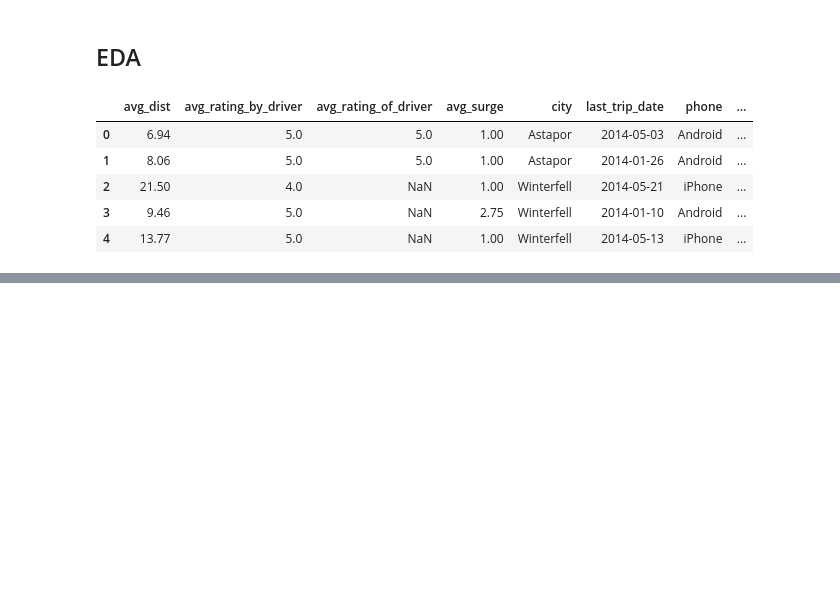
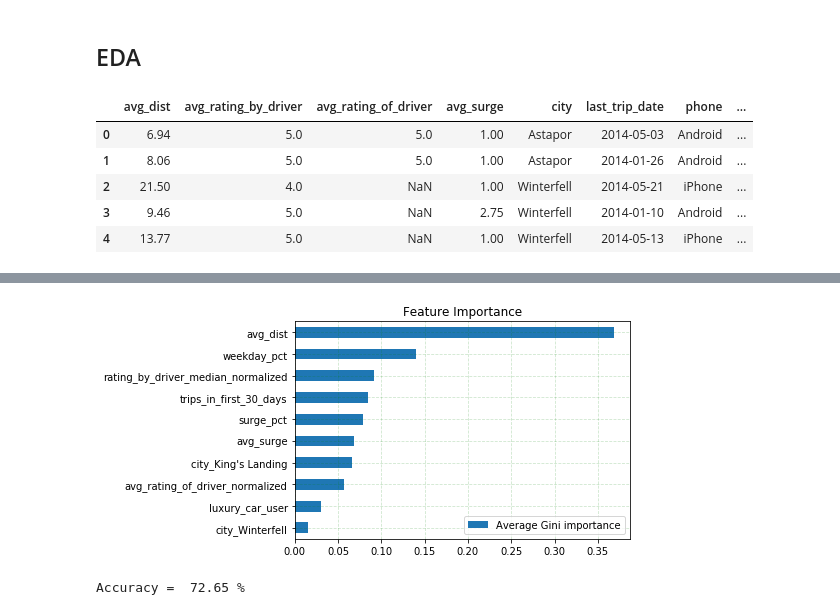
Before and after one commit to kammybdeng/churn-analysis-case-study, a Jupyter notebook: Customer-Churn-Prediction-Case-Study.ipynb, the cells around one changed output, grey strips where cells are left out. Drawn from its saved outputs; the diff is of its cells as text; code cells hidden in the pictures; blank space fills up the shorter version.

```diff
--- a/Customer-Churn-Prediction-Case-Study.ipynb
+++ b/Customer-Churn-Prediction-Case-Study.ipynb
@@ -66,0 +219,2 @@ train.shape
+# %%
+train = dummify_city(train);
@@ -66,0 +234,2 @@ train.shape
+# %%
+target = train.churn
@@ -66,0 +257,16 @@ train.shape
+# %%
+#Set up the Data
+selected_coln = ['avg_dist', 'rating_by_driver_median_normalized',
+                 'avg_rating_of_driver_normalized',
+                 'avg_surge','surge_pct','trips_in_first_30_days',
+                 'luxury_car_user', 'weekday_pct',
+                 "city_King's Landing", "city_Winterfell"]
+
+df = train[selected_coln]
+X = df.values
+y = target
+X_train, X_test, y_train, y_test= train_test_split(X, y, shuffle = True)
+# %%
+#Train the Model
+model = RandomForestClassifier(n_estimators=50)
+model.fit(X_train, y_train)
@@ -66,0 +281,16 @@ train.shape
+# %%
+#get the feature scores
+feat_scores = pd.DataFrame({'Average Gini importance' : model.feature_importances_},
+                           index=df.columns)
+feat_scores = feat_scores.sort_values(by='Average Gini importance')
+
+#Plot
+feat_scores.plot(kind='barh');
+plt.grid(alpha = .2,color = 'g',ls = '--')
+plt.title('Feature Importance')
+plt.show()
+print("\n")
+print('Accuracy = ', np.sum(model.predict(X_test) == y_test)/len(y_test)*100,'%')
+# %% [output]
+[figure, added]
+Accuracy =  72.65 %
```
Also changed, not shown: parts of 29 cells of this notebook.
